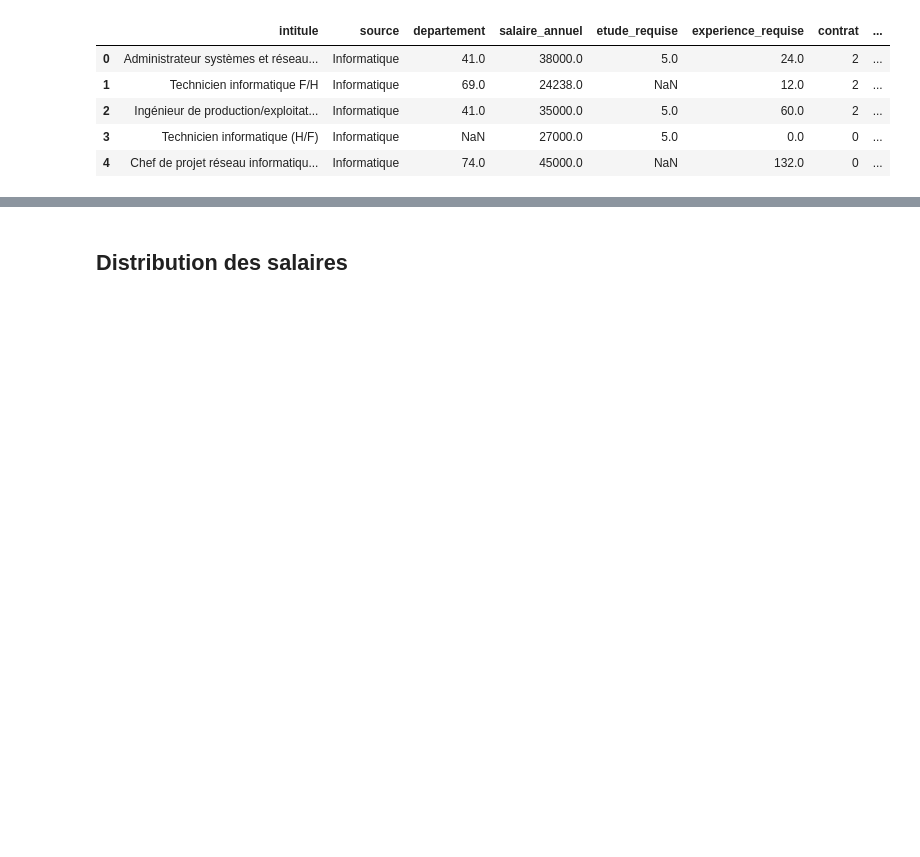
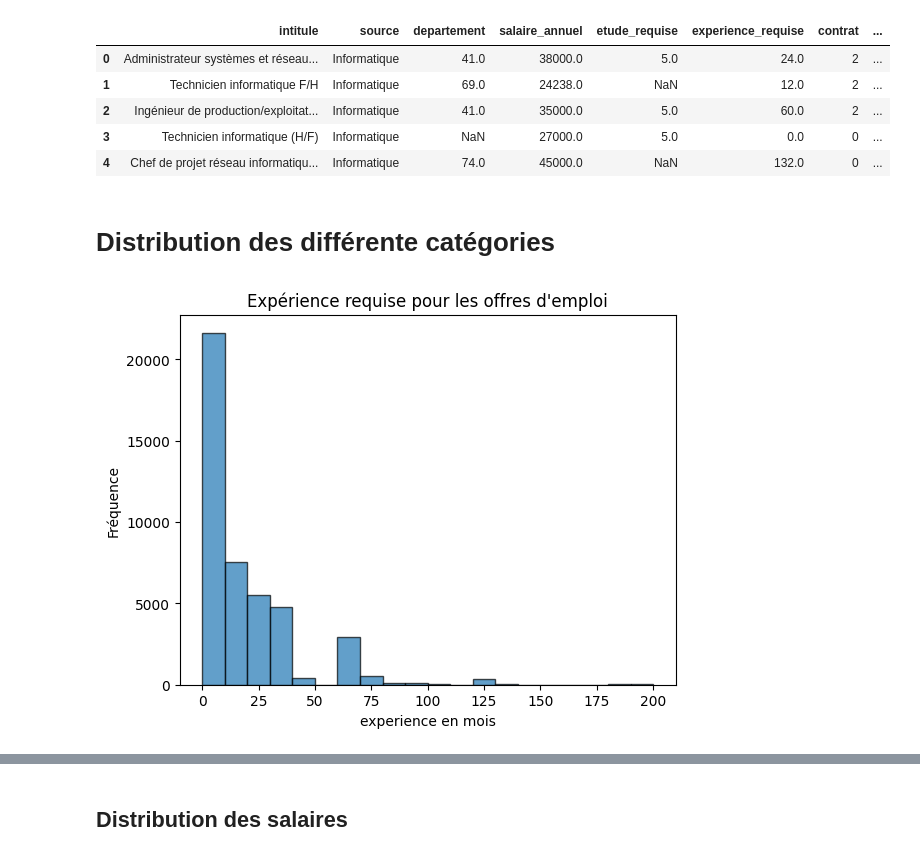
Before and after one commit to smnnawal4/projet-salaires, a Jupyter notebook: stats.ipynb, the cells around one changed output, grey strips where cells are left out. Saved outputs shown, nothing was run; the diff lists cells and outputs as text; code cells hidden in the pictures; blank space fills up the shorter version.

```diff
--- a/stats.ipynb
+++ b/stats.ipynb
@@ -36,3 +92,19 @@ df.head()
 | 2 | Ingénieur de production/exploitat... | Informatique | 41.0 | 35000.0 | 5.0 | 60.0 | 2 | ... |
 | 3 | Technicien informatique (H/F) | Informatique | NaN | 27000.0 | 5.0 | 0.0 | 0 | ... |
 | 4 | Chef de projet réseau informatiqu... | Informatique | 74.0 | 45000.0 | NaN | 132.0 | 0 | ... |
+# %% [markdown]
+# Distribution des différente catégories
+# %%
+import pandas as pd
+import matplotlib.pyplot as plt
+
+
+# Limiter les valeurs de 'experience_requise' à un maximum de 200
+df['experience_requise'] = df['experience_requise'].clip(upper=200)
+plt.hist(df['experience_requise'], bins=20, edgecolor='black', alpha=0.7)
+plt.title("Expérience requise pour les offres d'emploi")
+plt.xlabel("experience en mois")
+plt.ylabel("Fréquence")
+plt.show()
+# %% [output]
+[figure, added]
```
Also changed, not shown: parts of 11 cells of this notebook.
